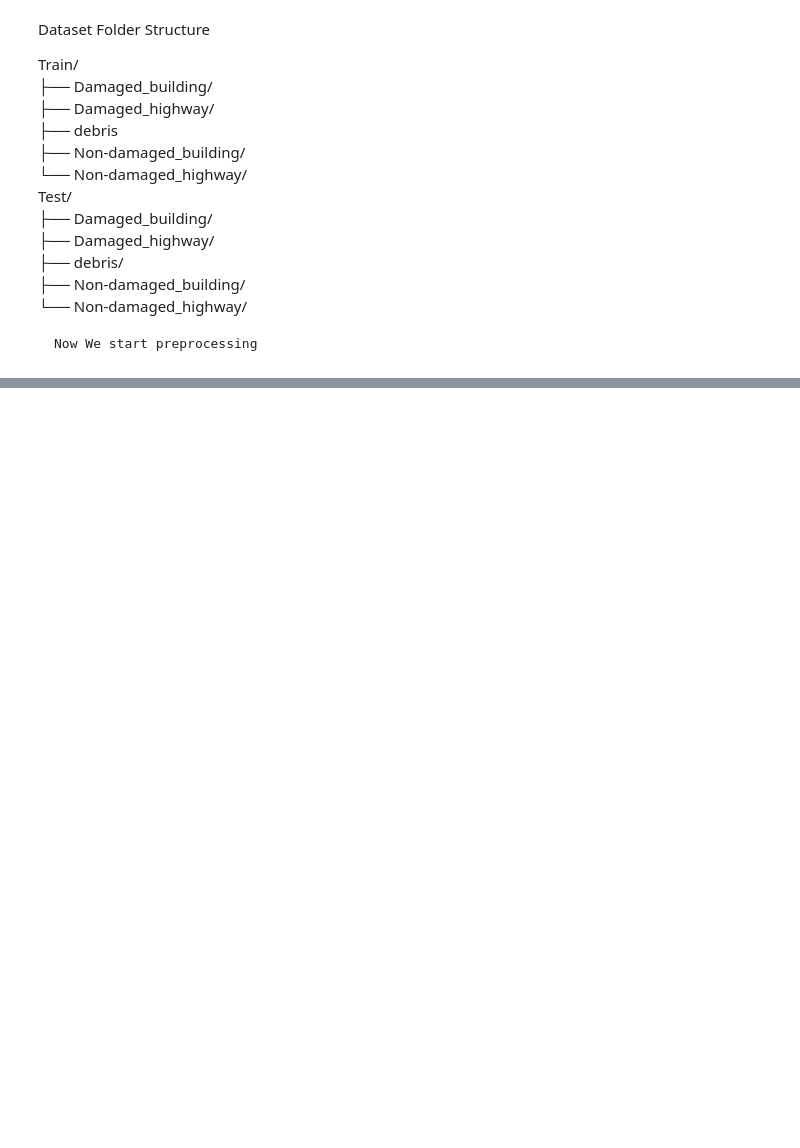
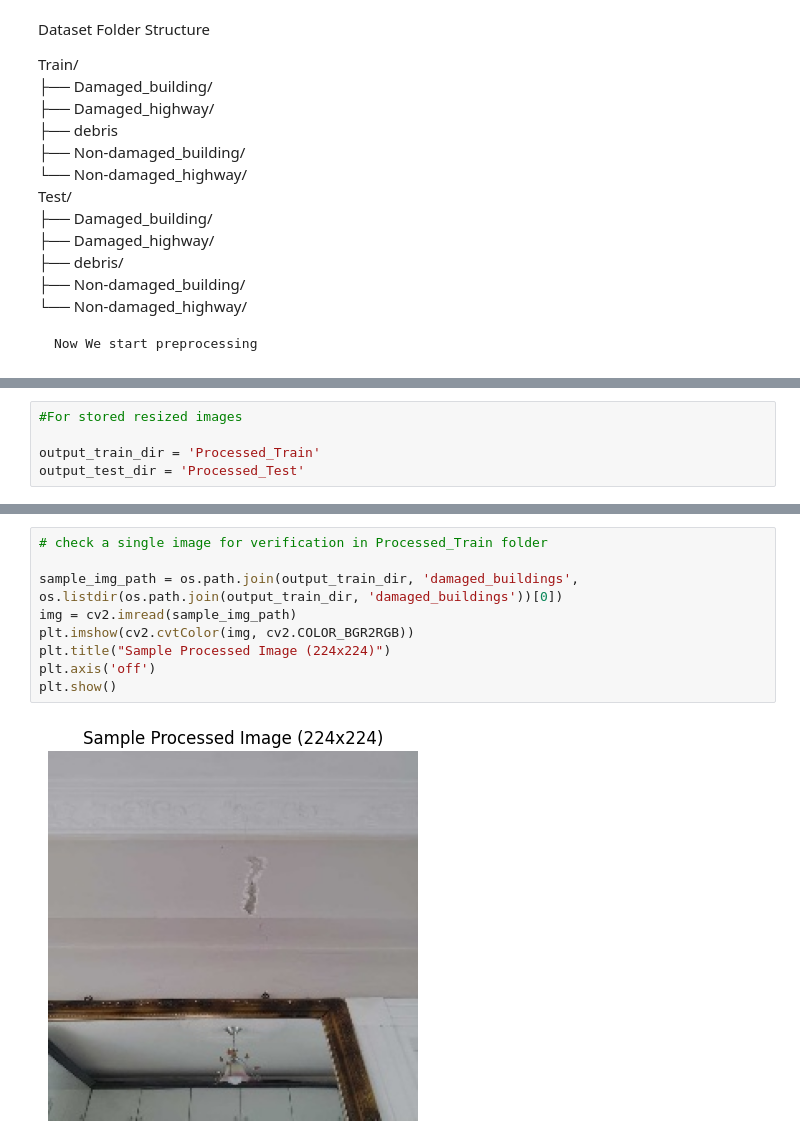
Before and after one commit to AshishRastogi123/Road-Damage-Pothole-Classification, a Jupyter notebook: Deep Learning/DataPreprocessing.ipynb, the cells around one changed output, grey strips where cells are left out. Cells and saved outputs as stored; diff of their text form; blank space fills up the shorter version.

Commit message:
Add files via upload
Image Resized

```diff
--- a/Deep Learning/DataPreprocessing.ipynb
+++ b/Deep Learning/DataPreprocessing.ipynb
@@ -54,0 +74,5 @@ Test/<br>
+# %%
+#For stored resized images
+
+output_train_dir = 'Processed_Train'
+output_test_dir = 'Processed_Test'
@@ -54,0 +146,11 @@ Test/<br>
+# %%
+# check a single image for verification in Processed_Train folder
+
+sample_img_path = os.path.join(output_train_dir, 'damaged_buildings', os.listdir(os.path.join(output_train_dir, 'damaged_buildings'))[0])
+img = cv2.imread(sample_img_path)
+plt.imshow(cv2.cvtColor(img, cv2.COLOR_BGR2RGB))
+plt.title("Sample Processed Image (224x224)")
+plt.axis('off')
+plt.show()
+# %% [output]
+[figure, added]
```
Also changed, not shown: parts of 11 cells of this notebook.
